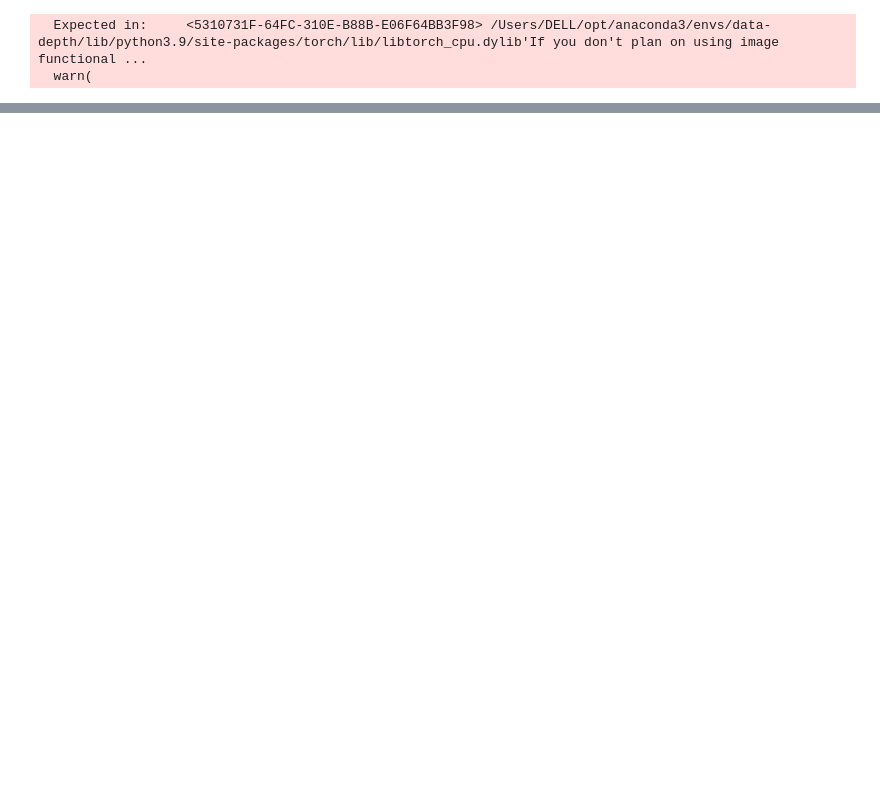
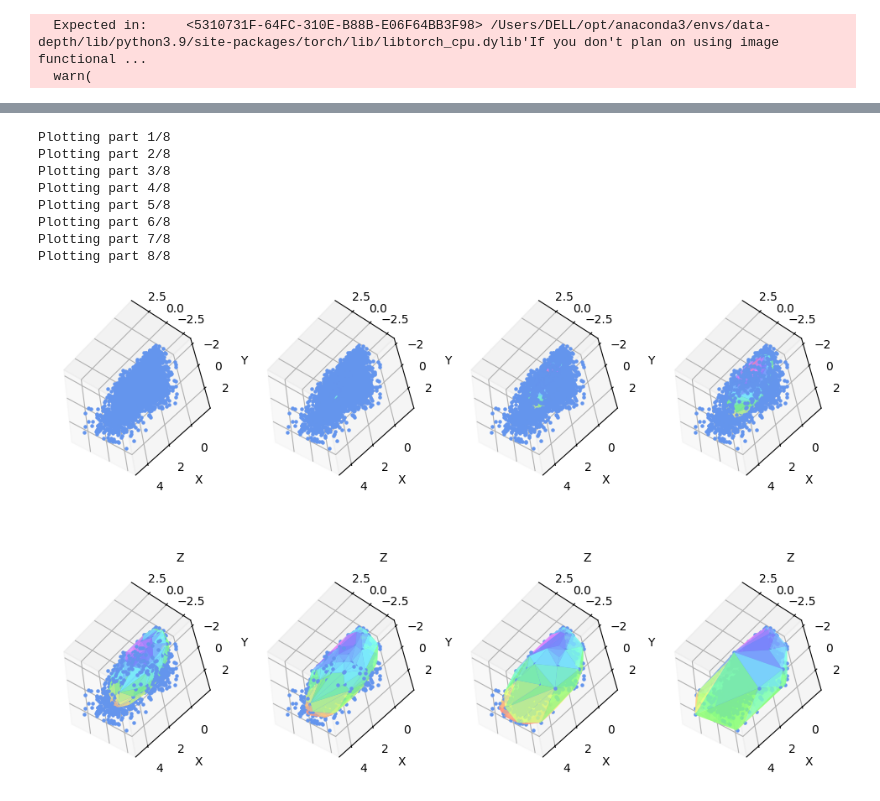
Before and after one commit to ananya-k15/data-depth, a Jupyter notebook: demo.ipynb, the cells around one changed output, grey strips where cells are left out. Cells and saved outputs as stored; diff of their text form; code cells hidden in the pictures; blank space fills up the shorter version.

```diff
--- a/demo.ipynb
+++ b/demo.ipynb
@@ -192,0 +222,12 @@ for i in anomaly_indices:  # Show up to 10 anomalies
+# %%
+convex_hull_progression(df, threshold/6)
+# %% [output]
+Plotting part 1/8
+Plotting part 2/8
+Plotting part 3/8
+Plotting part 4/8
+Plotting part 5/8
+Plotting part 6/8
+Plotting part 7/8
+Plotting part 8/8
+[figure, added]
```
Also changed, not shown: parts of 16 cells of this notebook, 2 other files.
